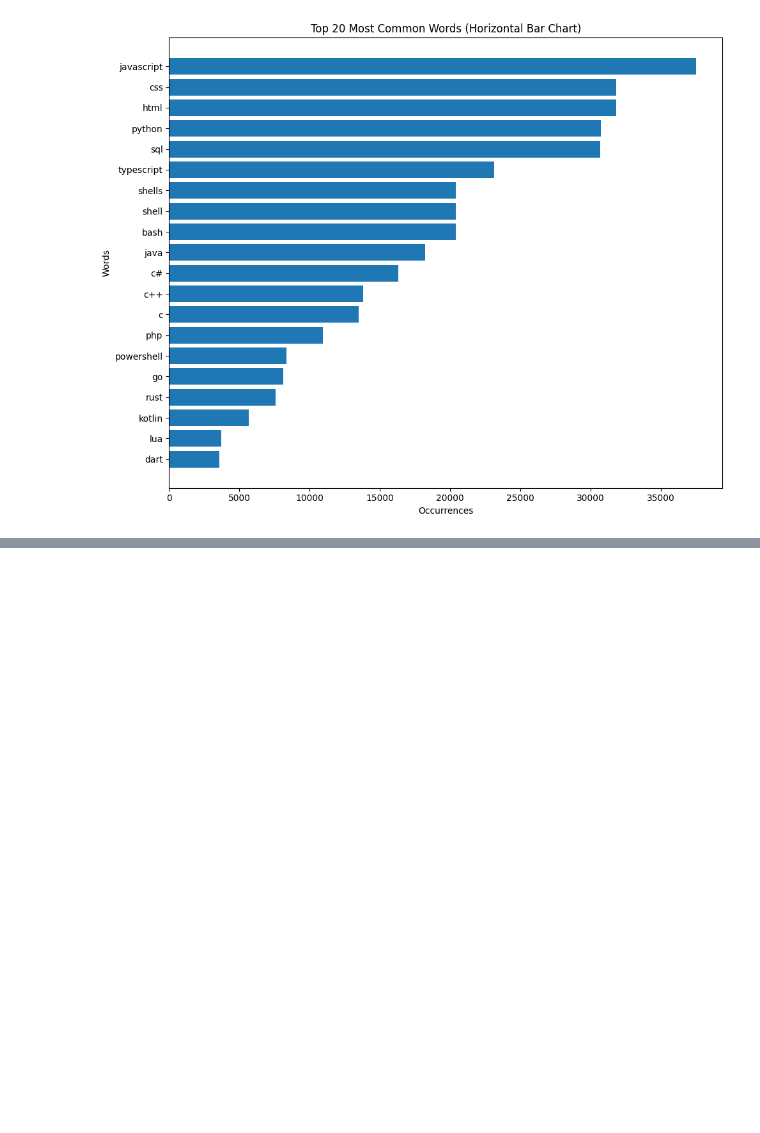
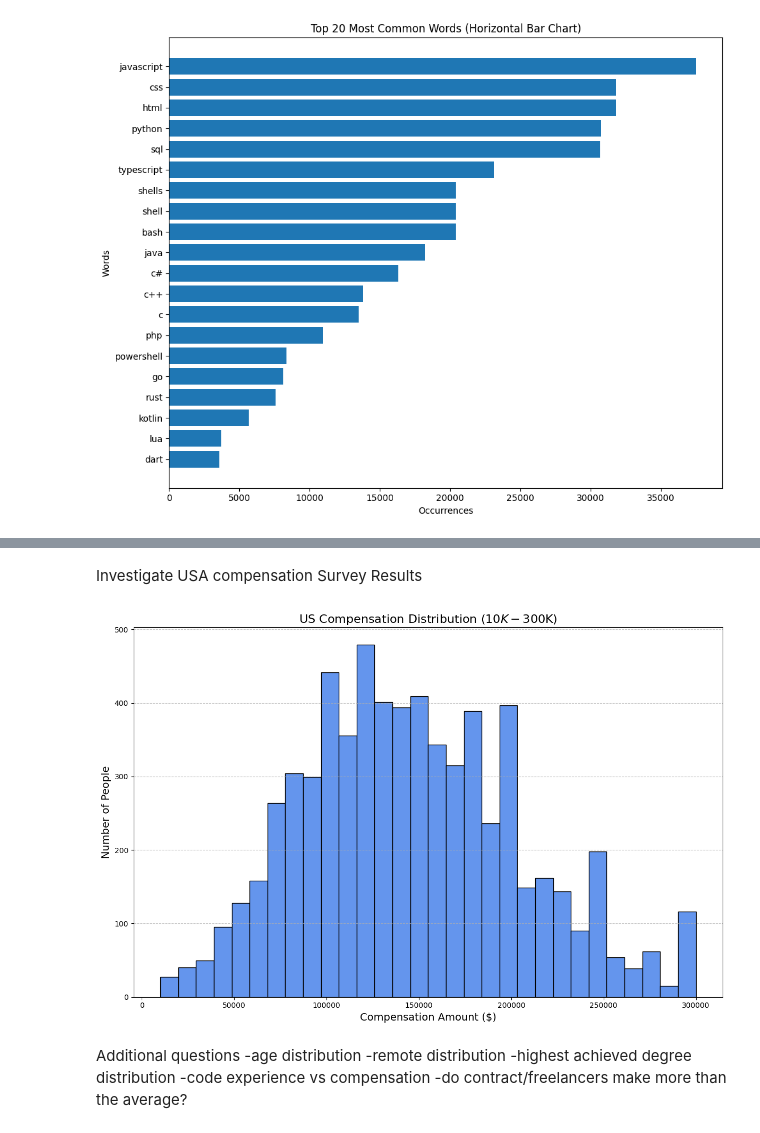
Before and after one commit to thusvang/stack-overflow-2024-survery-analysis, a Jupyter notebook: script.ipynb, the cells around one changed output, grey strips where cells are left out. Cells and saved outputs as stored; diff of their text form; code cells hidden in the pictures; blank space fills up the shorter version.

```diff
--- a/script.ipynb
+++ b/script.ipynb
@@ -111,0 +138,33 @@ plt.show()
+# %% [markdown]
+Investigate USA compensation Survey Results
+# %%
+# Filter US compensation data
+us_comp = df[df['Country'] == 'United States of America']['CompTotal']
+
+# Drop missing or invalid values
+us_comp = us_comp.dropna()
+
+# Filter for compensation between 10,000 and 300,000
+us_comp = us_comp[(us_comp >= 10000) & (us_comp <= 300000)]
+
+# Plot histogram
+plt.figure(figsize=(12, 8))
+plt.hist(us_comp, bins=30, color='cornflowerblue', edgecolor='black')
+
+# Finalize plot
+plt.title('US Compensation Distribution ($10K - $300K)', fontsize=16)
+plt.xlabel('Compensation Amount ($)', fontsize=14)
+plt.ylabel('Number of People', fontsize=14)
+plt.grid(axis='y', linestyle='--', alpha=0.7)
+plt.tight_layout()
+
+plt.show()
+# %% [output]
+[figure, added]
+# %% [markdown]
+Additional questions
+-age distribution
+-remote distribution
+-highest achieved degree distribution
+-code experience vs compensation
+-do contract/freelancers make more than the average?
```
Also changed, not shown: parts of 4 cells of this notebook.
